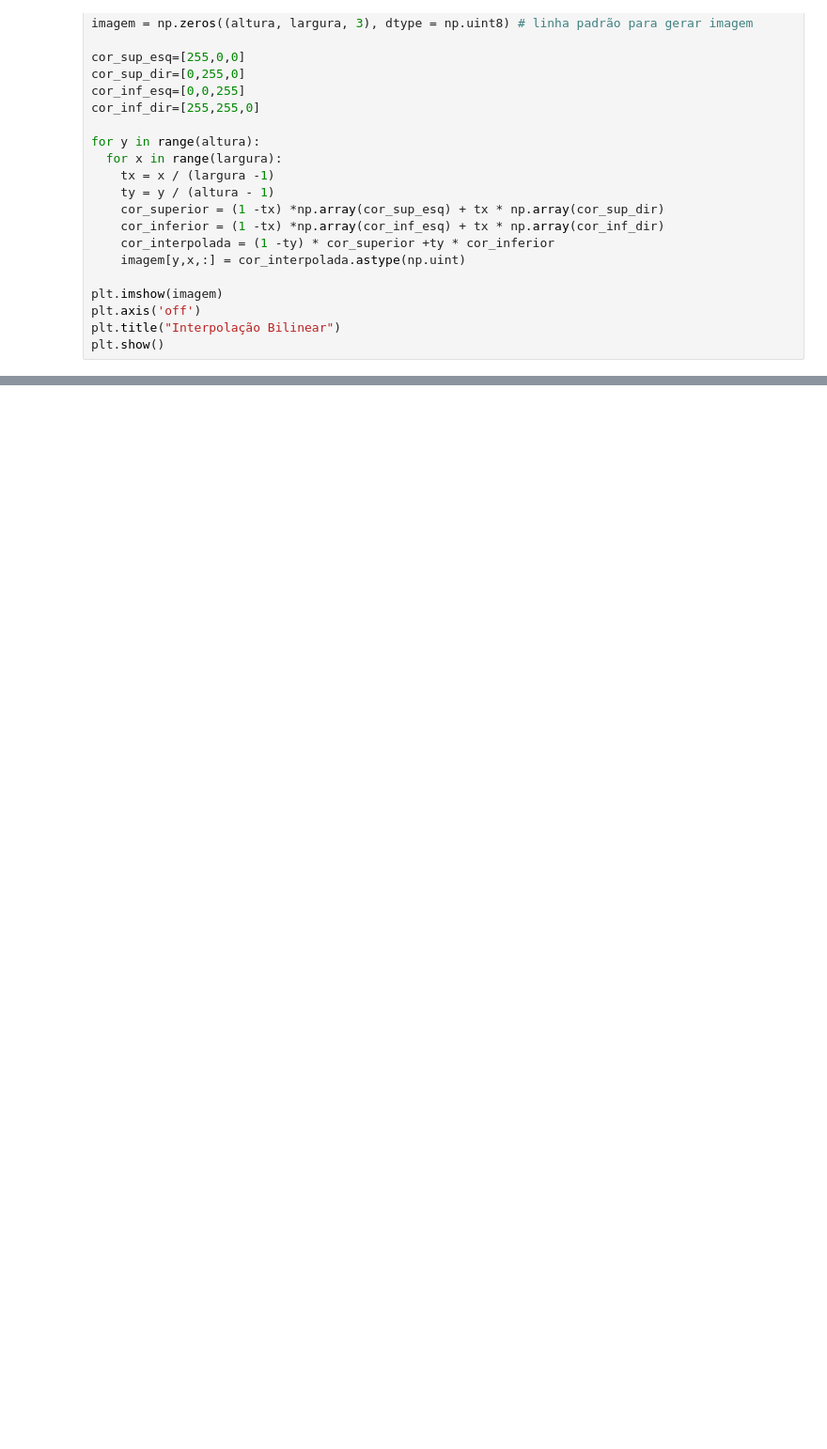
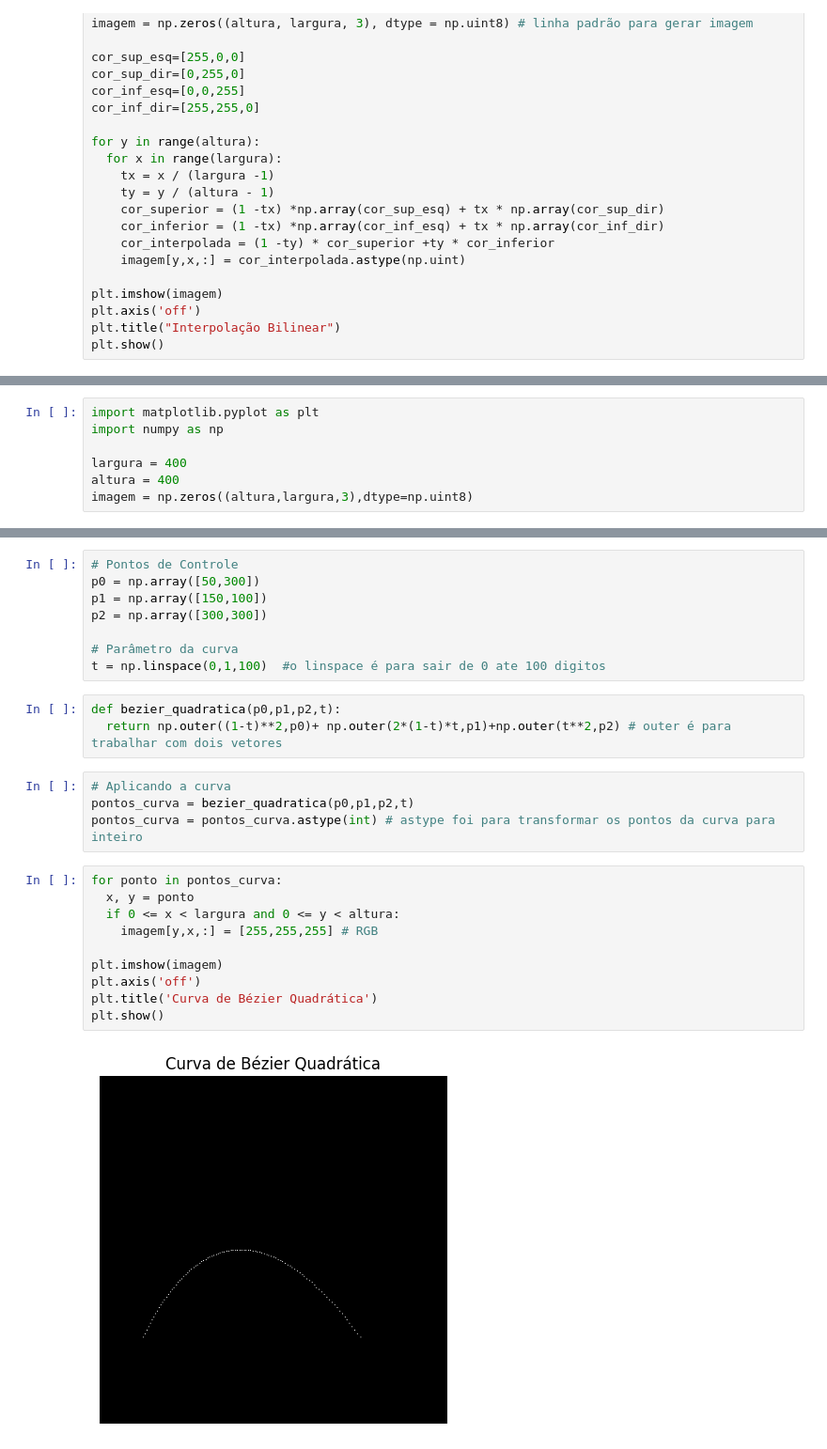
Before and after one commit to julioLeopoldino/computacao_grafica, a Jupyter notebook: aula2.ipynb, the cells around one changed output, grey strips where cells are left out. Shown: that part at 94% size. Saved outputs shown, nothing was run; the diff lists cells and outputs as text; blank space fills up the shorter version.

```diff
--- a/aula2.ipynb
+++ b/aula2.ipynb
@@ -127,0 +168,7 @@ plt.show()
+# %%
+import matplotlib.pyplot as plt
+import numpy as np
+
+largura = 400
+altura = 400
+imagem = np.zeros((altura,largura,3),dtype=np.uint8)
@@ -127,0 +179,27 @@ plt.show()
+# %%
+# Pontos de Controle
+p0 = np.array([50,300])
+p1 = np.array([150,100])
+p2 = np.array([300,300])
+
+# Parâmetro da curva
+t = np.linspace(0,1,100)  #o linspace é para sair de 0 ate 100 digitos
+# %%
+def bezier_quadratica(p0,p1,p2,t):
+  return np.outer((1-t)**2,p0)+ np.outer(2*(1-t)*t,p1)+np.outer(t**2,p2) # outer é para trabalhar com dois vetores
+# %%
+# Aplicando a curva
+pontos_curva = bezier_quadratica(p0,p1,p2,t)
+pontos_curva = pontos_curva.astype(int) # astype foi para transformar os pontos da curva para inteiro
+# %%
+for ponto in pontos_curva:
+  x, y = ponto
+  if 0 <= x < largura and 0 <= y < altura:
+    imagem[y,x,:] = [255,255,255] # RGB
+
+plt.imshow(imagem)
+plt.axis('off')
+plt.title('Curva de Bézier Quadrática')
+plt.show()
+# %% [output]
+[figure, added]
```
Also changed, not shown: parts of 11 cells of this notebook.
